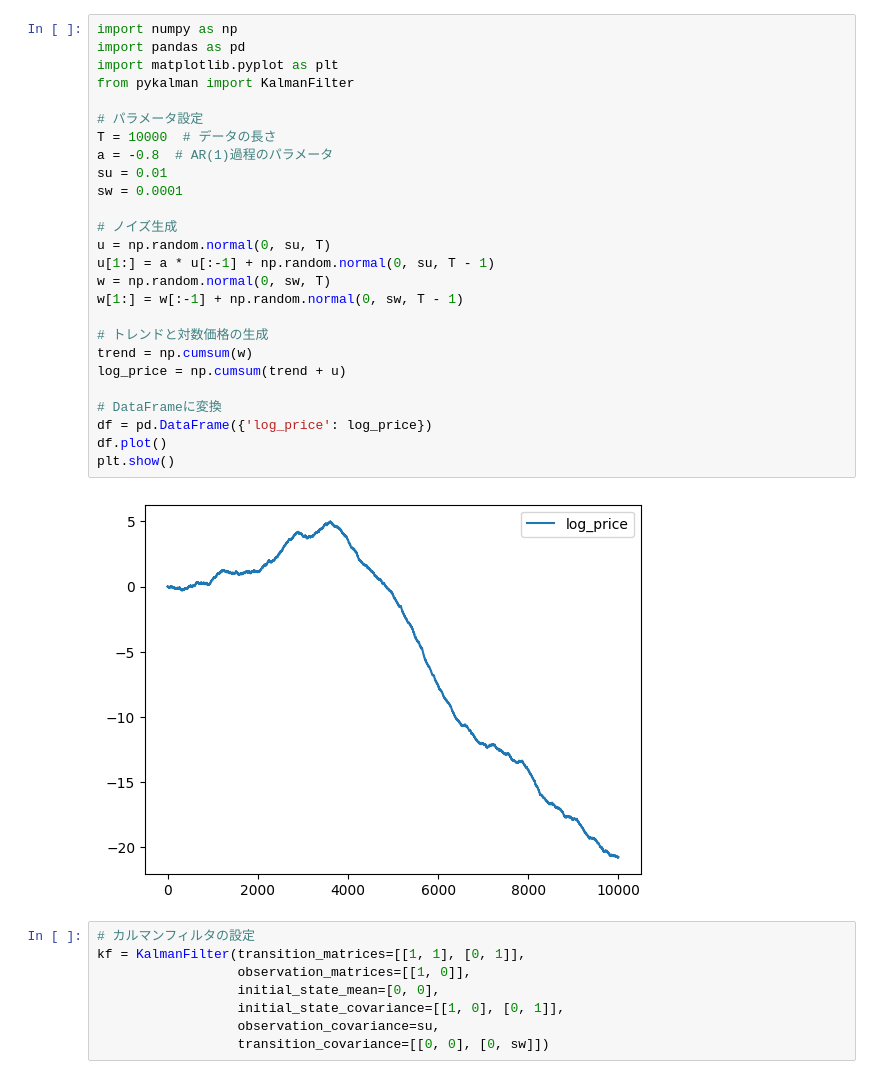
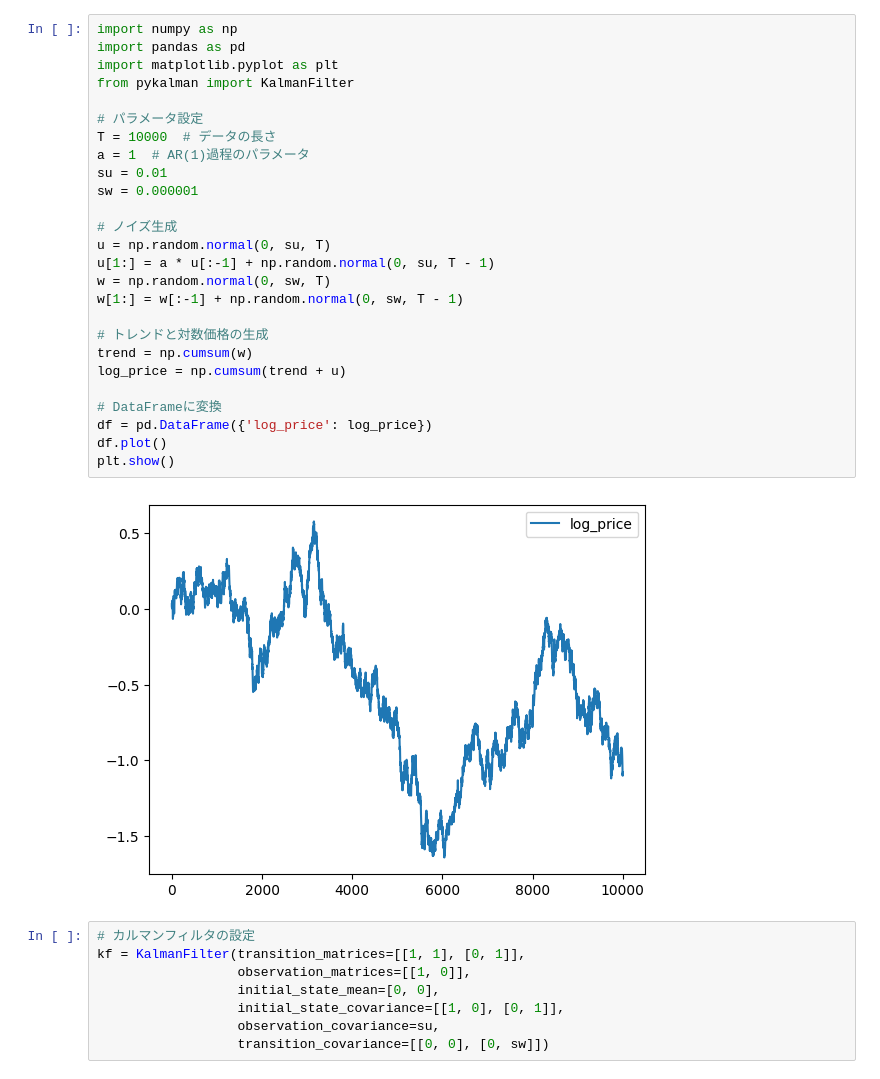
Before and after one commit to MizusakoSadanobu/kalman_filter_trade, a Jupyter notebook: playground.ipynb, the cells around one changed output. Saved outputs shown, nothing was run; the diff lists cells and outputs as text.

```diff
--- a/playground.ipynb
+++ b/playground.ipynb
@@ -1,31 +1,31 @@
 # %%
 import numpy as np
 import pandas as pd
 import matplotlib.pyplot as plt
 from pykalman import KalmanFilter
 
 # パラメータ設定
 T = 10000  # データの長さ
-a = -0.8  # AR(1)過程のパラメータ
+a = 1  # AR(1)過程のパラメータ
 su = 0.01
-sw = 0.0001
+sw = 0.000001
 
 # ノイズ生成
 u = np.random.normal(0, su, T)
 u[1:] = a * u[:-1] + np.random.normal(0, su, T - 1)
 w = np.random.normal(0, sw, T)
 w[1:] = w[:-1] + np.random.normal(0, sw, T - 1)
 
 # トレンドと対数価格の生成
 trend = np.cumsum(w)
 log_price = np.cumsum(trend + u)
 
 # DataFrameに変換
 df = pd.DataFrame({'log_price': log_price})
 df.plot()
 plt.show()
 # %% [output]
-[figure, old version]
+[figure, new version]
 # %%
 # カルマンフィルタの設定
 kf = KalmanFilter(transition_matrices=[[1, 1], [0, 1]],
```
Also changed, not shown: parts of 2 cells of this notebook.
